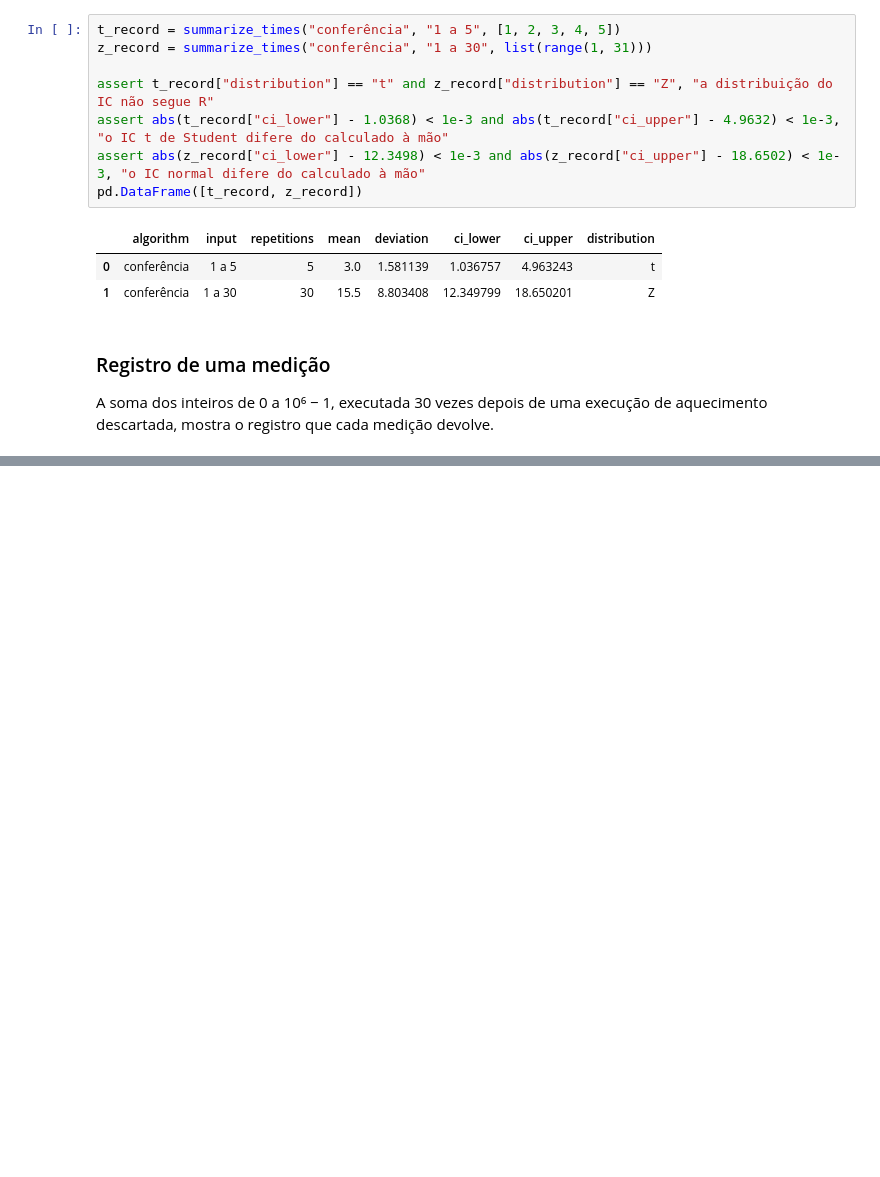
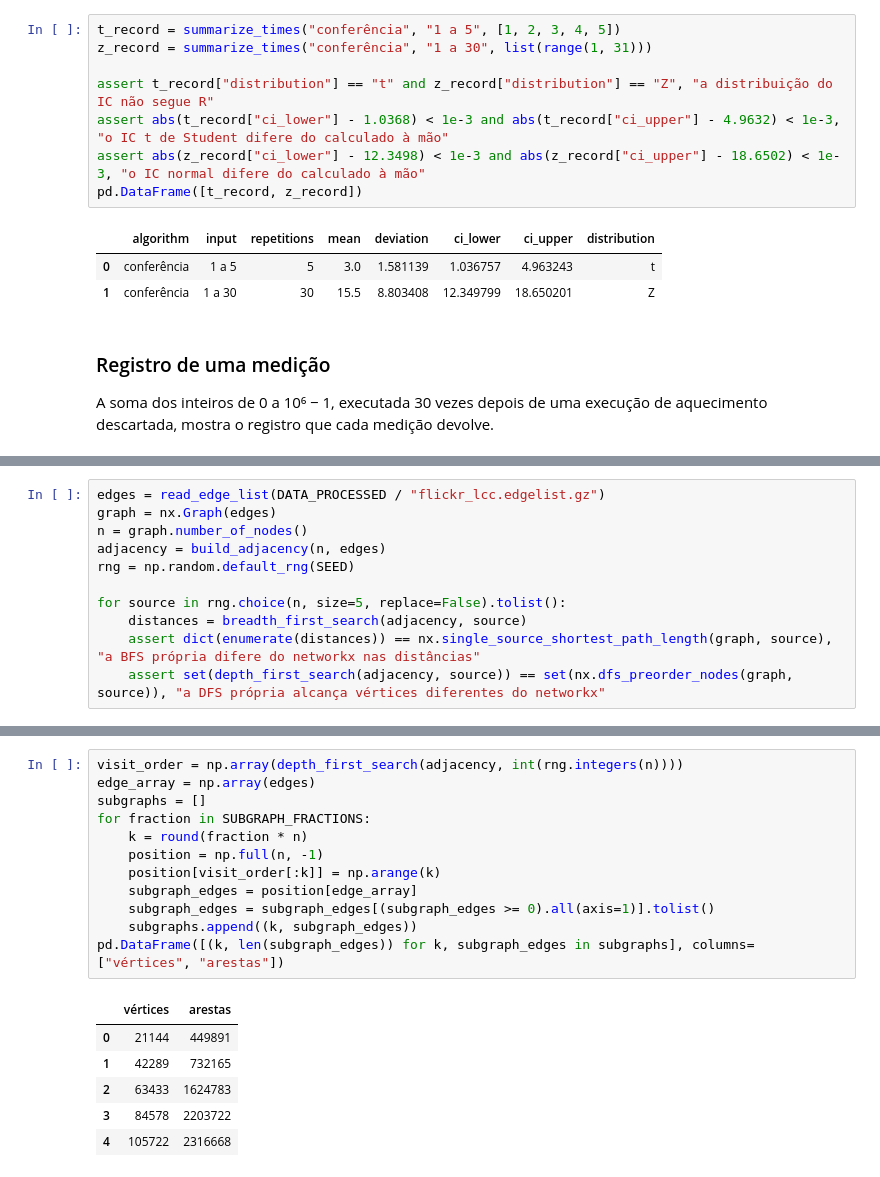
Before and after one commit to Augustocfq/snap-flickr-MATA53, a Jupyter notebook: main.ipynb, the cells around one changed output, grey strips where cells are left out. Cells and saved outputs as stored; diff of their text form; blank space fills up the shorter version.

```diff
--- a/main.ipynb
+++ b/main.ipynb
@@ -573,0 +596,11 @@ dtype: object
+# %%
+edges = read_edge_list(DATA_PROCESSED / "flickr_lcc.edgelist.gz")
+graph = nx.Graph(edges)
+n = graph.number_of_nodes()
+adjacency = build_adjacency(n, edges)
+rng = np.random.default_rng(SEED)
+
+for source in rng.choice(n, size=5, replace=False).tolist():
+    distances = breadth_first_search(adjacency, source)
+    assert dict(enumerate(distances)) == nx.single_source_shortest_path_length(graph, source), "a BFS própria difere do networkx nas distâncias"
+    assert set(depth_first_search(adjacency, source)) == set(nx.dfs_preorder_nodes(graph, source)), "a DFS própria alcança vértices diferentes do networkx"
@@ -573,0 +611,19 @@ dtype: object
+# %%
+visit_order = np.array(depth_first_search(adjacency, int(rng.integers(n))))
+edge_array = np.array(edges)
+subgraphs = []
+for fraction in SUBGRAPH_FRACTIONS:
+    k = round(fraction * n)
+    position = np.full(n, -1)
+    position[visit_order[:k]] = np.arange(k)
+    subgraph_edges = position[edge_array]
+    subgraph_edges = subgraph_edges[(subgraph_edges >= 0).all(axis=1)].tolist()
+    subgraphs.append((k, subgraph_edges))
+pd.DataFrame([(k, len(subgraph_edges)) for k, subgraph_edges in subgraphs], columns=["vértices", "arestas"])
+# %% [output]
+|  | vértices | arestas |
+| 0 | 21144 | 449891 |
+| 1 | 42289 | 732165 |
+| 2 | 63433 | 1624783 |
+| 3 | 84578 | 2203722 |
+| 4 | 105722 | 2316668 |
```
Also changed, not shown: parts of 11 cells of this notebook, 5 other files.
